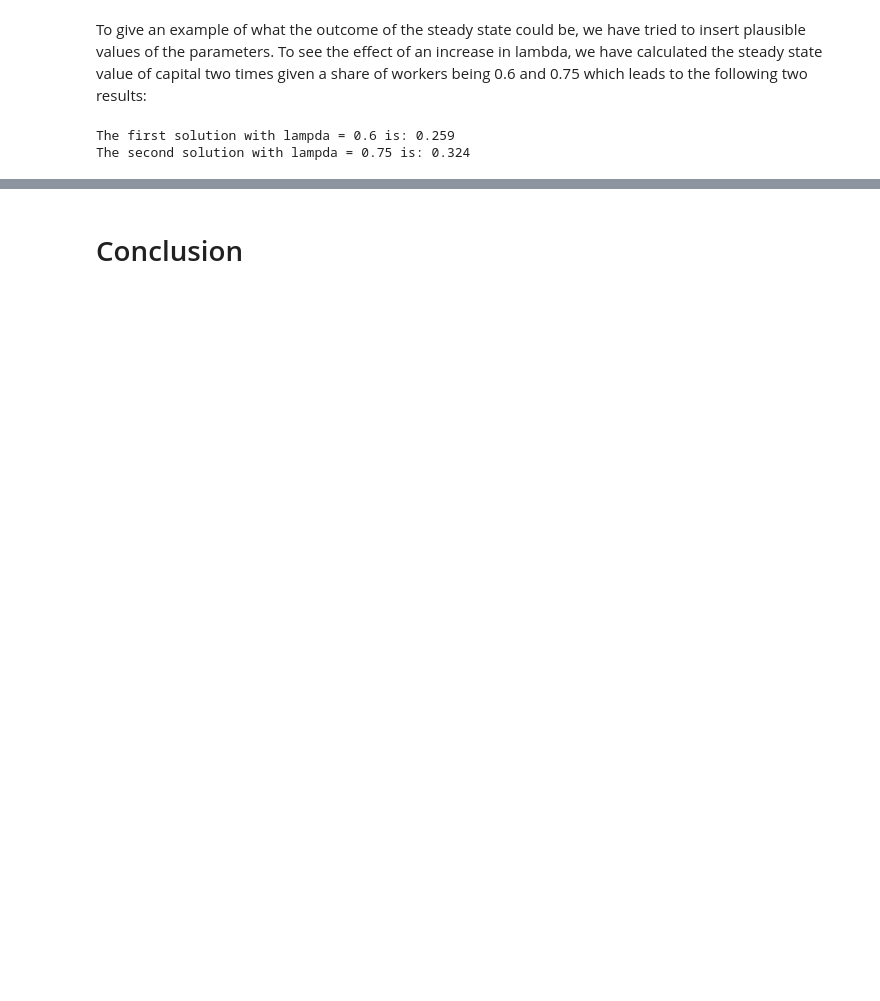
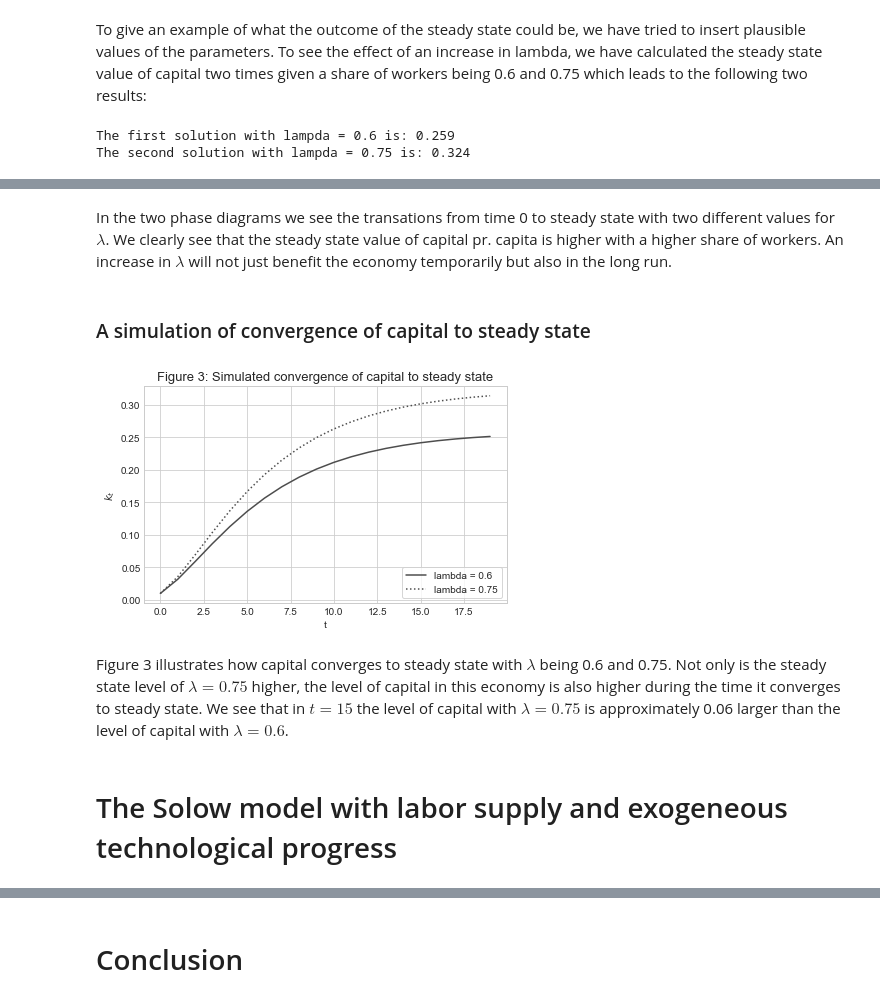
Before and after one commit to NumEconCopenhagen/projects-2020-group-14, a Jupyter notebook: modelproject/Model Analysis Project.ipynb, the cells around one changed output, grey strips where cells are left out. Drawn from its saved outputs; the diff is of its cells as text; code cells hidden in the pictures; blank space fills up the shorter version.

```diff
--- a/modelproject/Model Analysis Project.ipynb
+++ b/modelproject/Model Analysis Project.ipynb
@@ -211,0 +249,34 @@ plt.show()
+# %% [markdown]
+In the two phase diagrams we see the transations from time 0 to steady state with two different values for $\lambda$. We clearly see that the steady state value of capital pr. capita is higher with a higher share of workers. An increase in $\lambda$ will not just benefit the economy temporarily but also in the long run.
+# %% [markdown]
+### A simulation of convergence of capital to steady state
+# %%
+#Graph 3
+k_level_one = np.zeros(len(index))
+k_level_one[0] = k0
+
+for t in index[1:]:
+    k_level_one[t] = k_trans(alpha,delta,lam_one,B,s,n,k_level_one[t-1])
+
+k_level_two = np.zeros(len(index))
+k_level_two[0] = k0
+
+for t in index[1:]:
+    k_level_two[t] = k_trans(alpha,delta,lam_two,B,s,n,k_level_two[t-1])
+
+fig, ax = plt.subplots(sharex='col', figsize=(6.5, 4))
+ax.plot(k_level_one, color='0.3',label=r'lambda = 0.6')
+ax.plot(k_level_two,color='0.3',linestyle=':', label=r'lambda = 0.75')
+ax.set_ylabel('$k_{t}$')
+ax.set_xlabel('t')
+ax.legend(loc=4,frameon=True)
+
+ax.set_title('Figure 3: Simulated convergence of capital to steady state', fontsize=13)
+
+plt.show()
+# %% [output]
+[figure, added]
+# %% [markdown]
+Figure 3 illustrates how capital converges to steady state with $\lambda$ being 0.6 and 0.75. Not only is the steady state level of $\lambda = 0.75$ higher, the level of capital in this economy is also higher during the time it converges to steady state. We see that in $t = 15$ the level of capital with $\lambda = 0.75$ is approximately 0.06 larger than the level of capital with $\lambda = 0.6$.
+# %% [markdown]
+# The Solow model with labor supply and exogeneous technological progress
```
Also changed, not shown: parts of 41 cells of this notebook.
